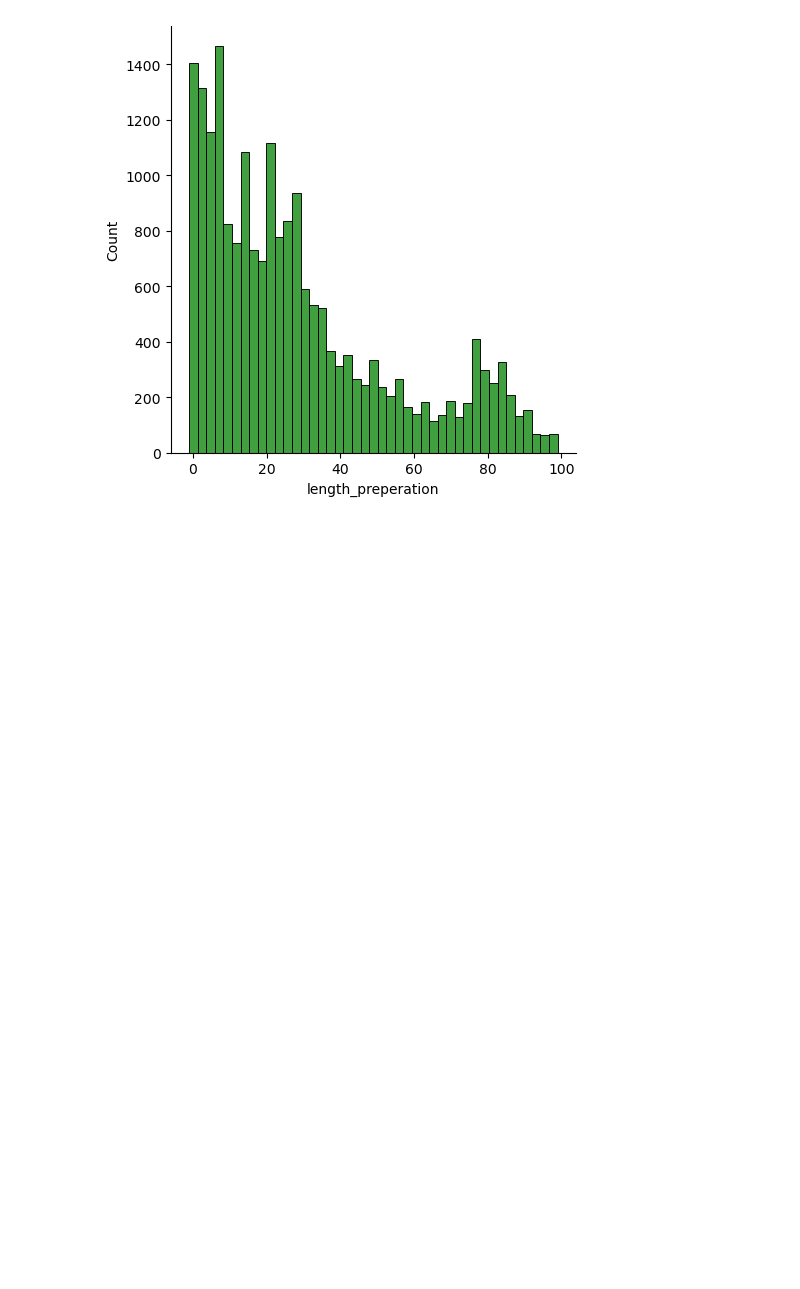
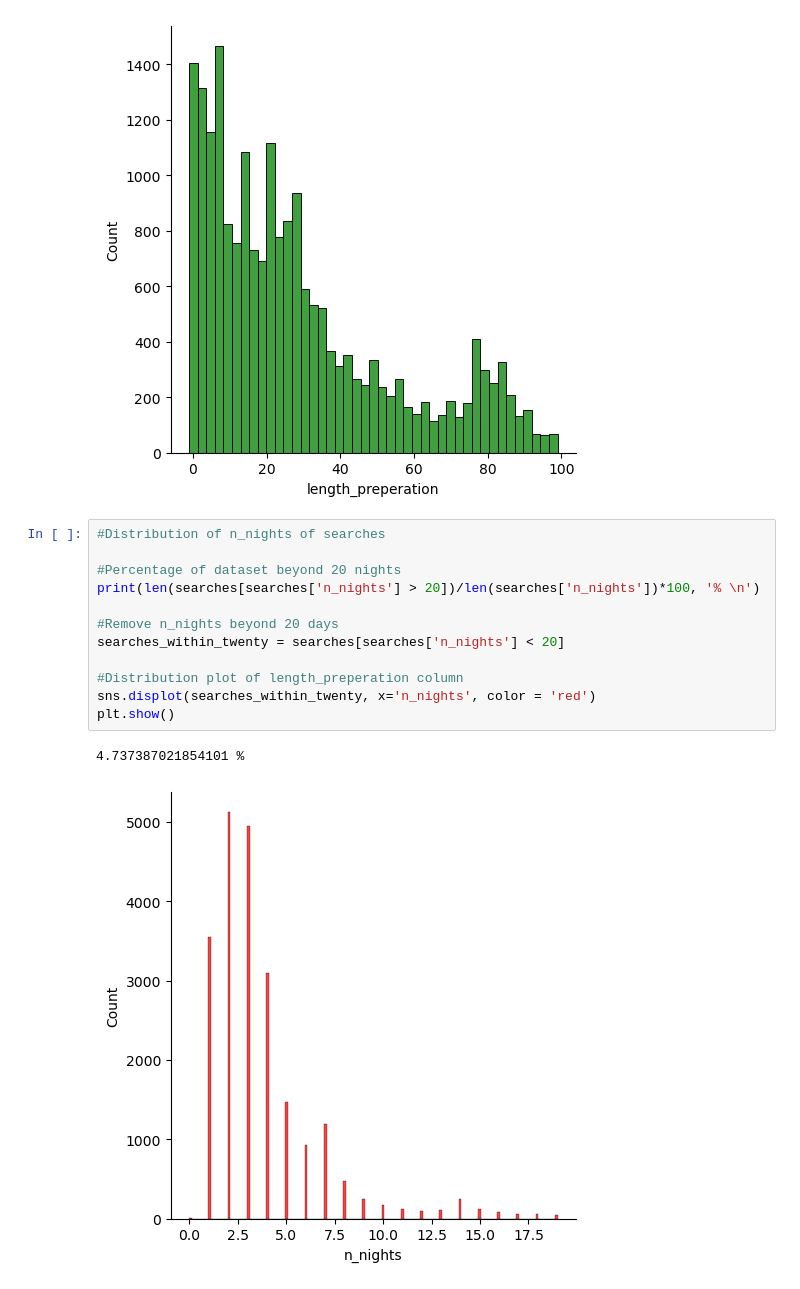
Before and after one commit to Piotr8706/Smaller_data_projects, a Jupyter notebook: Market Analysis in Dublin/Analysis.ipynb, the cells around one changed output. Cells and saved outputs as stored; diff of their text form; blank space fills up the shorter version.

```diff
--- a/Market Analysis in Dublin/Analysis.ipynb
+++ b/Market Analysis in Dublin/Analysis.ipynb
@@ -130,3 +130,18 @@ plt.show()
 # %% [output]
 9.396423874415872 %
 [figure]
+# %%
+#Distribution of n_nights of searches
+
+#Percentage of dataset beyond 20 nights
+print(len(searches[searches['n_nights'] > 20])/len(searches['n_nights'])*100, '% \n')
+
+#Remove n_nights beyond 20 days
+searches_within_twenty = searches[searches['n_nights'] < 20]
+
+#Distribution plot of length_preperation column
+sns.displot(searches_within_twenty, x='n_nights', color = 'red')
+plt.show()
+# %% [output]
+4.737387021854101 %
+[figure, added]
```
Also changed, not shown: parts of 12 cells of this notebook, 3 other files.
